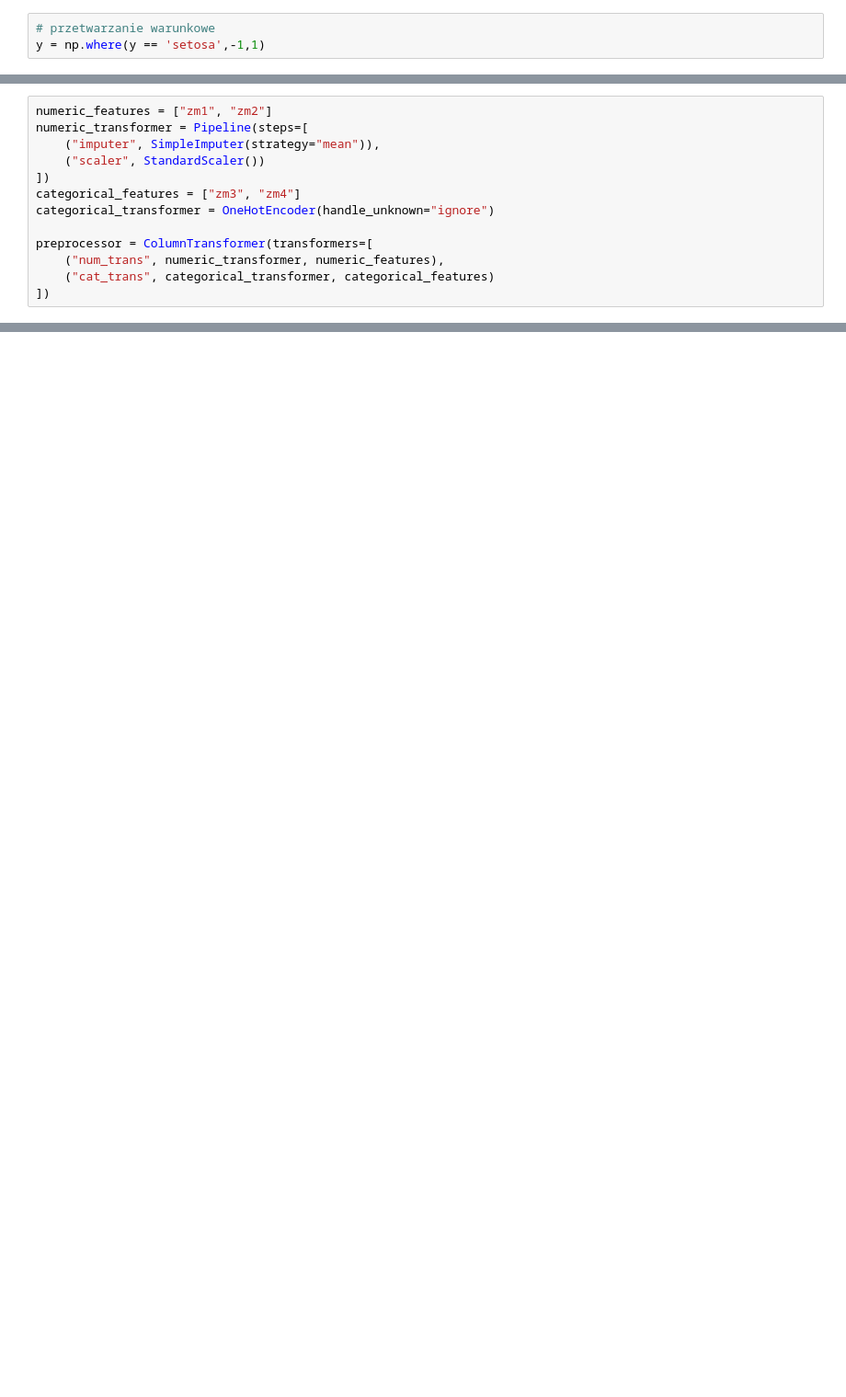
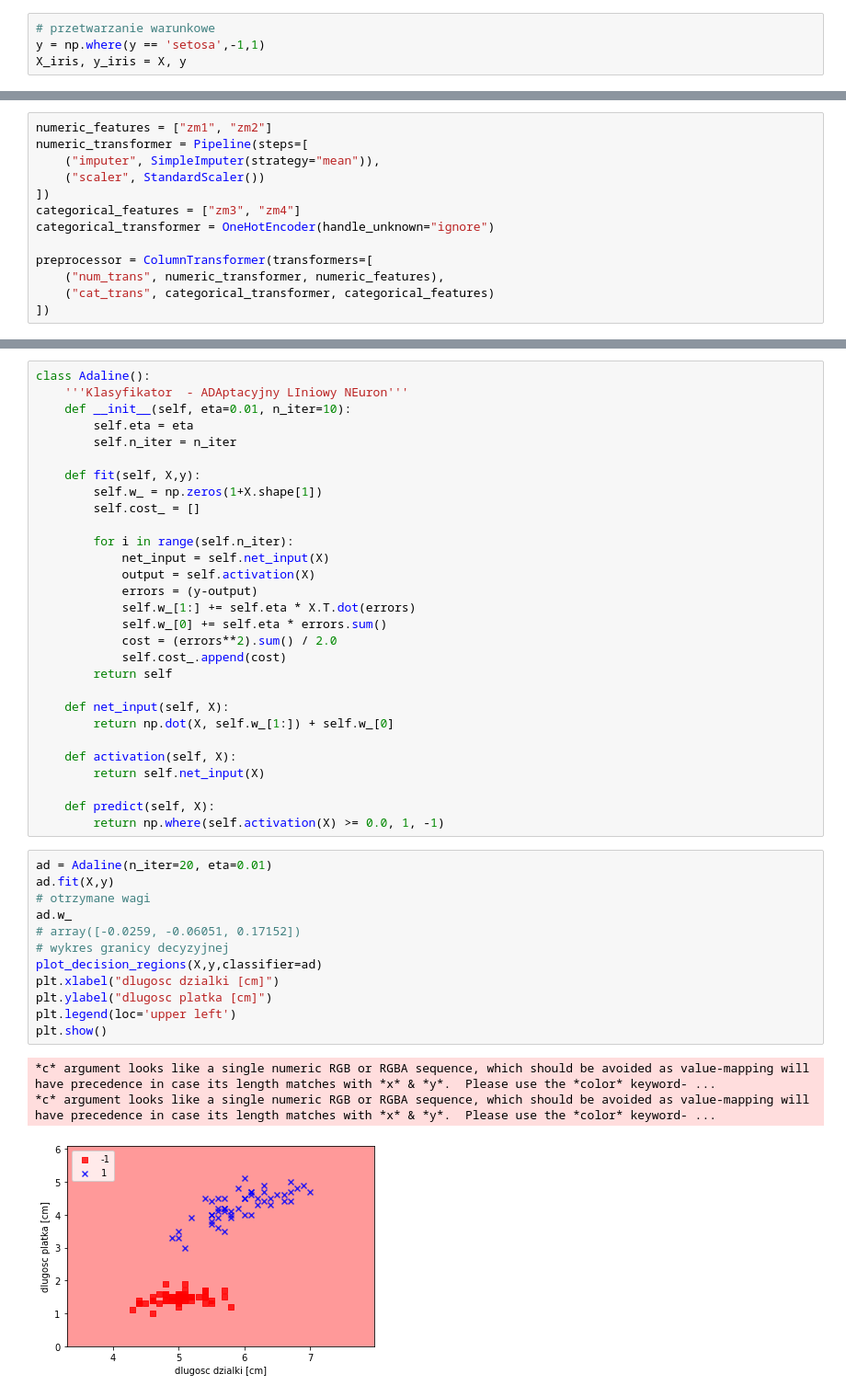
Before and after one commit to sebkaz/RTA_code, a Jupyter notebook: rozdzial1.ipynb, the cells around one changed output, grey strips where cells are left out. Shown: that part at 92% size. Cells and saved outputs as stored; diff of their text form; blank space fills up the shorter version.

```diff
--- a/rozdzial1.ipynb
+++ b/rozdzial1.ipynb
@@ -159,6 +106,7 @@ Categories (3, object): ['setosa', 'versicolor', 'virginica']
 # %%
 # przetwarzanie warunkowe
 y = np.where(y == 'setosa',-1,1)
+X_iris, y_iris = X, y
 # %%
 import matplotlib.pyplot as plt
 # %%
@@ -978,0 +869,45 @@ preprocessor = ColumnTransformer(transformers=[
+# %%
+class Adaline():
+    '''Klasyfikator  - ADAptacyjny LIniowy NEuron'''
+    def __init__(self, eta=0.01, n_iter=10):
+        self.eta = eta
+        self.n_iter = n_iter
+
+    def fit(self, X,y):
+        self.w_ = np.zeros(1+X.shape[1])
+        self.cost_ = []
+
+        for i in range(self.n_iter):
+            net_input = self.net_input(X)
+            output = self.activation(X)
+            errors = (y-output)
+            self.w_[1:] += self.eta * X.T.dot(errors)
+            self.w_[0] += self.eta * errors.sum()
+            cost = (errors**2).sum() / 2.0
+            self.cost_.append(cost)
+        return self
+
+    def net_input(self, X):
+        return np.dot(X, self.w_[1:]) + self.w_[0]
+
+    def activation(self, X):
+        return self.net_input(X)
+
+    def predict(self, X):
+        return np.where(self.activation(X) >= 0.0, 1, -1)
+# %%
+ad = Adaline(n_iter=20, eta=0.01)
+ad.fit(X,y)
+# otrzymane wagi
+ad.w_
+# array([-0.0259, -0.06051, 0.17152])
+# wykres granicy decyzyjnej
+plot_decision_regions(X,y,classifier=ad)
+plt.xlabel("dlugosc dzialki [cm]")
+plt.ylabel("dlugosc platka [cm]")
+plt.legend(loc='upper left')
+plt.show()
+# %% [output]
+*c* argument looks like a single numeric RGB or RGBA sequence, which should be avoided as value-mapping will have precedence in case its length matches with *x* & *y*.  Please use the *color* keyword- ...
+*c* argument looks like a single numeric RGB or RGBA sequence, which should be avoided as value-mapping will have precedence in case its length matches with *x* & *y*.  Please use the *color* keyword- ...
+[figure, added]
```
Also changed, not shown: parts of 112 cells of this notebook.
